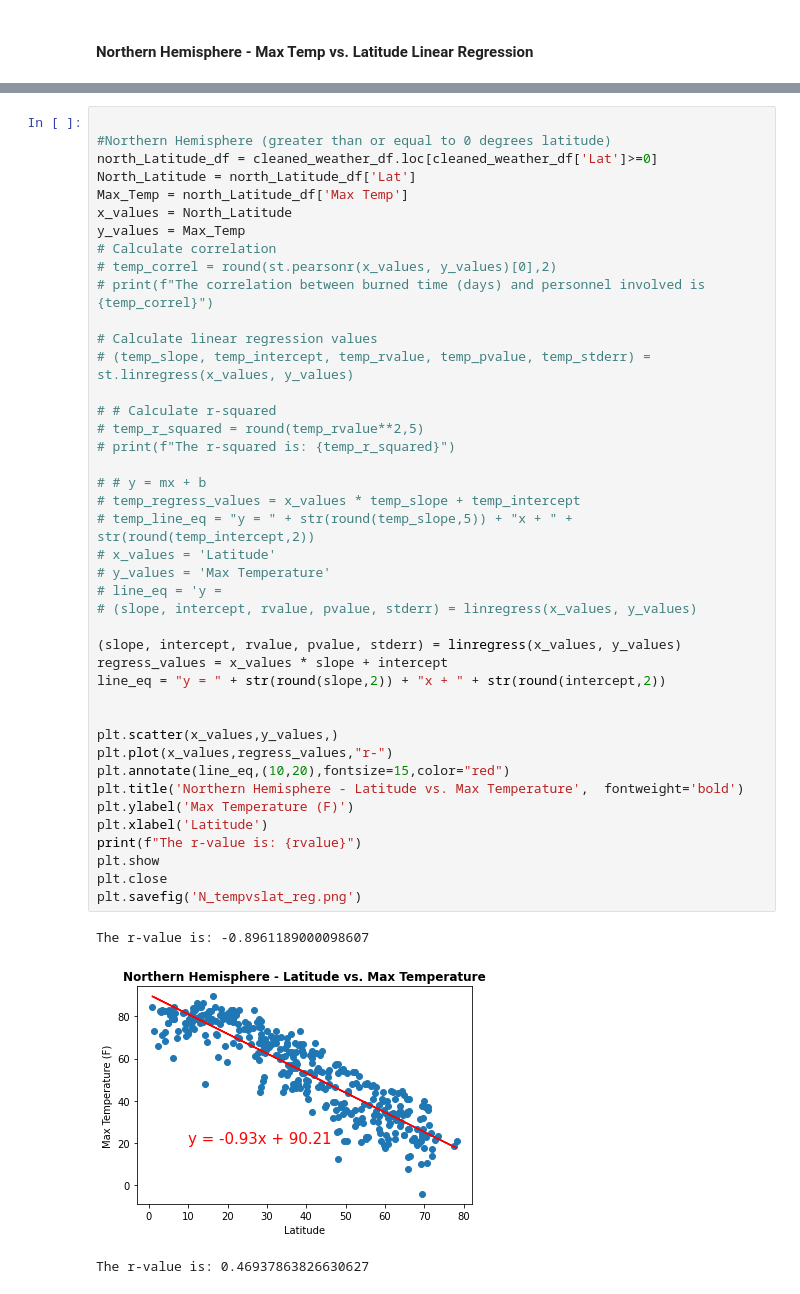
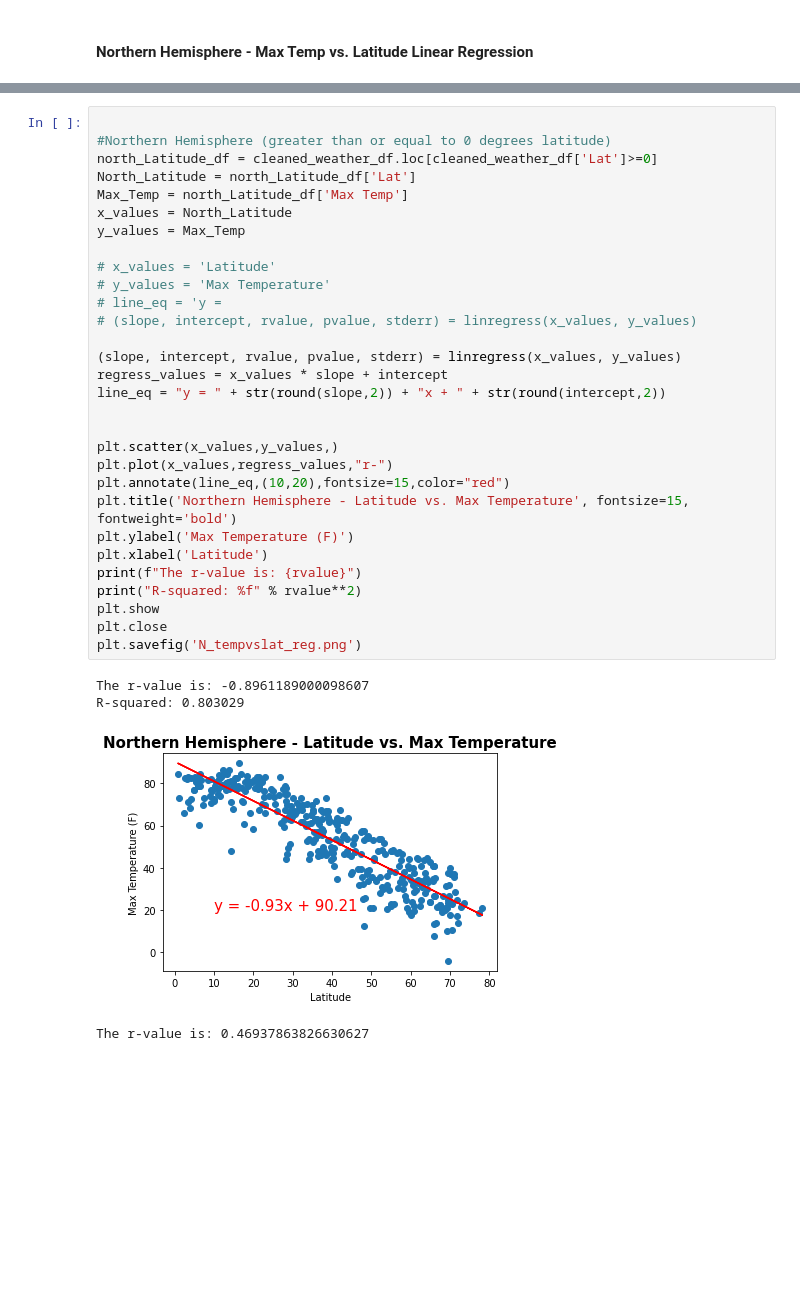
Before and after one commit to jump8621/python-api-challenge, a Jupyter notebook: WeatherPy/WeatherPy-Copy1.ipynb, the cells around one changed output, grey strips where cells are left out. Cells and saved outputs as stored; diff of their text form; blank space fills up the shorter version.

```diff
--- a/WeatherPy/WeatherPy-Copy1.ipynb
+++ b/WeatherPy/WeatherPy-Copy1.ipynb
@@ -506,48 +446,37 @@ NameError: name 'stpearsonr' is not defined
 # %%
 
 #Northern Hemisphere (greater than or equal to 0 degrees latitude)
 north_Latitude_df = cleaned_weather_df.loc[cleaned_weather_df['Lat']>=0]
 North_Latitude = north_Latitude_df['Lat']
 Max_Temp = north_Latitude_df['Max Temp']
 x_values = North_Latitude
 y_values = Max_Temp
-# Calculate correlation
-# temp_correl = round(st.pearsonr(x_values, y_values)[0],2)
-# print(f"The correlation between burned time (days) and personnel involved is {temp_correl}")
 
-# Calculate linear regression values
-# (temp_slope, temp_intercept, temp_rvalue, temp_pvalue, temp_stderr) = st.linregress(x_values, y_values)
-
-# # Calculate r-squared
-# temp_r_squared = round(temp_rvalue**2,5)
-# print(f"The r-squared is: {temp_r_squared}")
-
-# # y = mx + b
-# temp_regress_values = x_values * temp_slope + temp_intercept
-# temp_line_eq = "y = " + str(round(temp_slope,5)) + "x + " + str(round(temp_intercept,2))
 # x_values = 'Latitude'
 # y_values = 'Max Temperature'
 # line_eq = 'y =
 # (slope, intercept, rvalue, pvalue, stderr) = linregress(x_values, y_values)
 
 (slope, intercept, rvalue, pvalue, stderr) = linregress(x_values, y_values)
 regress_values = x_values * slope + intercept
 line_eq = "y = " + str(round(slope,2)) + "x + " + str(round(intercept,2))
 
 
 plt.scatter(x_values,y_values,)
 plt.plot(x_values,regress_values,"r-")
 plt.annotate(line_eq,(10,20),fontsize=15,color="red")
-plt.title('Northern Hemisphere - Latitude vs. Max Temperature',  fontweight='bold')
+plt.title('Northern Hemisphere - Latitude vs. Max Temperature', fontsize=15, fontweight='bold')
 plt.ylabel('Max Temperature (F)')
 plt.xlabel('Latitude')
 print(f"The r-value is: {rvalue}")
+print("R-squared: %f" % rvalue**2)
 plt.show
 plt.close
 plt.savefig('N_tempvslat_reg.png')
 # %% [output]
 The r-value is: -0.8961189000098607
+R-squared: 0.803029
-[figure, old version]
+[figure, new version]
 # %%
 # %% [output]
 The r-value is: 0.46937863826630627
```
Also changed, not shown: parts of 19 cells of this notebook.
